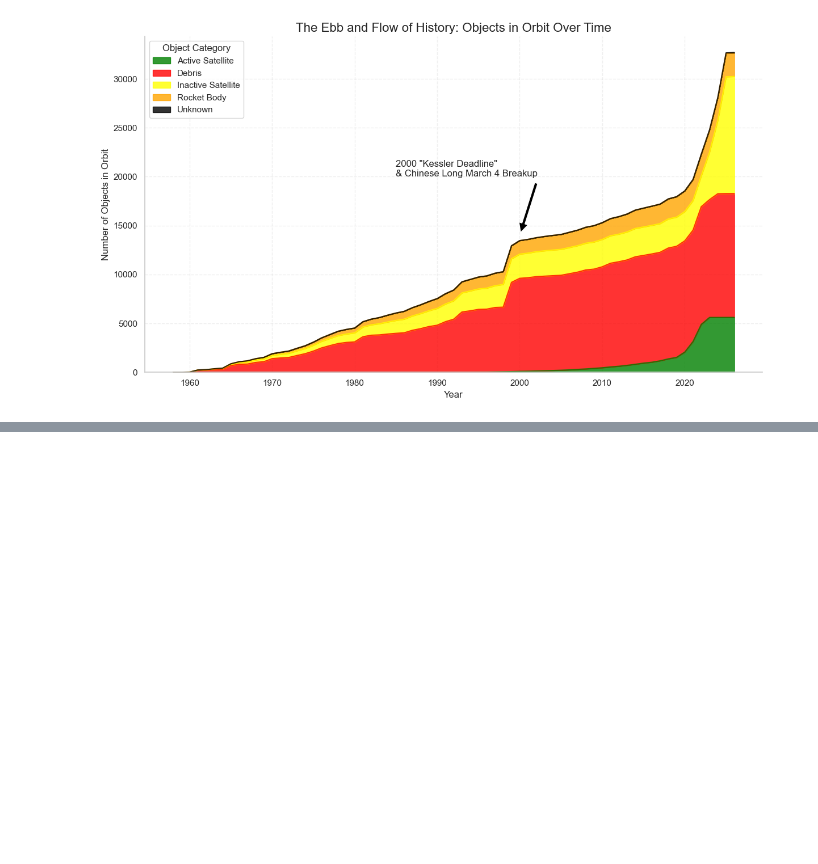
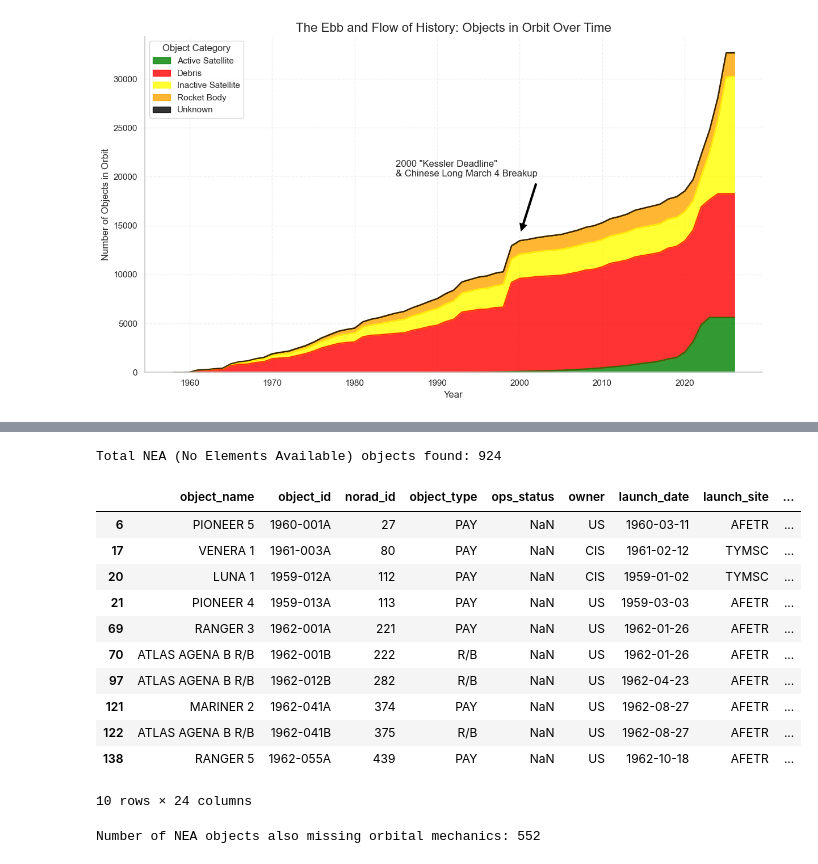
Before and after one commit to sithid/orbital-debris-assessment, a Jupyter notebook: notebooks/eda/satcat_eda.ipynb, the cells around one changed output, grey strips where cells are left out. Saved outputs shown, nothing was run; the diff lists cells and outputs as text; code cells hidden in the pictures; blank space fills up the shorter version.

```diff
--- a/notebooks/eda/satcat_eda.ipynb
+++ b/notebooks/eda/satcat_eda.ipynb
@@ -239,0 +322,34 @@ plt.show()
+# %%
+# 1. Create the mask
+nea_mask = clutter_data['data_status'] == 'NEA'
+
+# 2. Use the mask to create a separate exploration dataframe
+nea_objects = clutter_data[nea_mask].copy()
+
+# 3. View the first few 'Ghost' objects
+print(f"Total NEA (No Elements Available) objects found: {len(nea_objects)}")
+display(nea_objects.head(10))
+# %% [output]
+Total NEA (No Elements Available) objects found: 924
+|  | object_name | object_id | norad_id | object_type | ops_status | owner | launch_date | launch_site | ... |
+| 6 | PIONEER 5 | 1960-001A | 27 | PAY | NaN | US | 1960-03-11 | AFETR | ... |
+| 17 | VENERA 1 | 1961-003A | 80 | PAY | NaN | CIS | 1961-02-12 | TYMSC | ... |
+| 20 | LUNA 1 | 1959-012A | 112 | PAY | NaN | CIS | 1959-01-02 | TYMSC | ... |
+| 21 | PIONEER 4 | 1959-013A | 113 | PAY | NaN | US | 1959-03-03 | AFETR | ... |
+| 69 | RANGER 3 | 1962-001A | 221 | PAY | NaN | US | 1962-01-26 | AFETR | ... |
+| 70 | ATLAS AGENA B R/B | 1962-001B | 222 | R/B | NaN | US | 1962-01-26 | AFETR | ... |
+| 97 | ATLAS AGENA B R/B | 1962-012B | 282 | R/B | NaN | US | 1962-04-23 | AFETR | ... |
+| 121 | MARINER 2 | 1962-041A | 374 | PAY | NaN | US | 1962-08-27 | AFETR | ... |
+| 122 | ATLAS AGENA B R/B | 1962-041B | 375 | R/B | NaN | US | 1962-08-27 | AFETR | ... |
+| 138 | RANGER 5 | 1962-055A | 439 | PAY | NaN | US | 1962-10-18 | AFETR | ... |
+10 rows × 24 columns
+# %%
+# 1. Create a mask for rows that are NEA AND missing orbital data
+mask_nea_missing_physics = (clutter_data['data_status'] == 'NEA') & (clutter_data['period_minutes'].isnull())
+
+# 2. Count them
+overlap_count = len(clutter_data[mask_nea_missing_physics])
+
+print(f"Number of NEA objects also missing orbital mechanics: {overlap_count}")
+# %% [output]
+Number of NEA objects also missing orbital mechanics: 552
```
Also changed, not shown: parts of 7 cells of this notebook, 1 other file.
